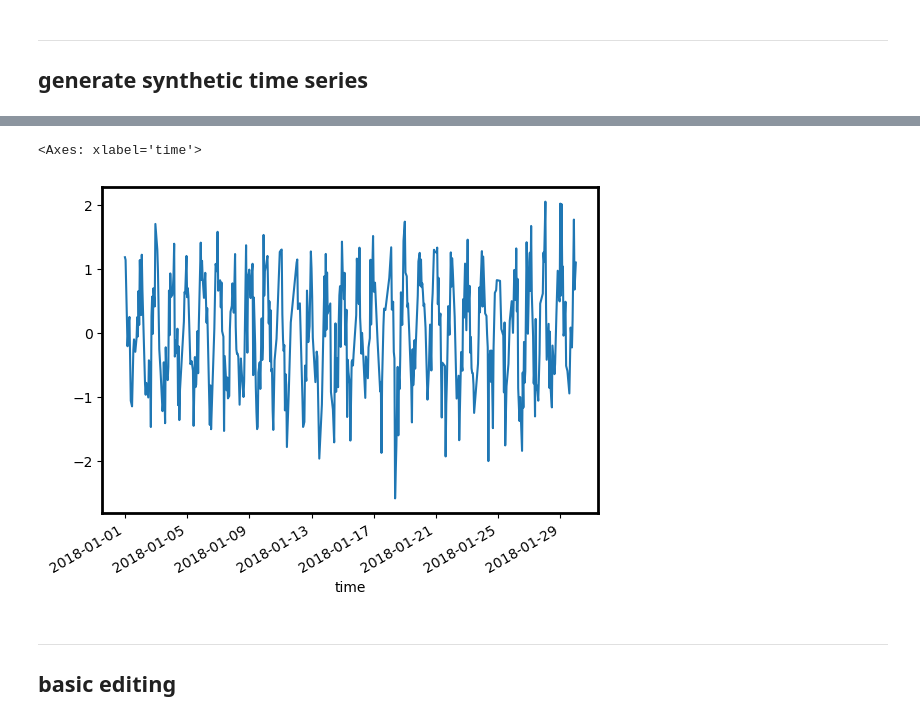
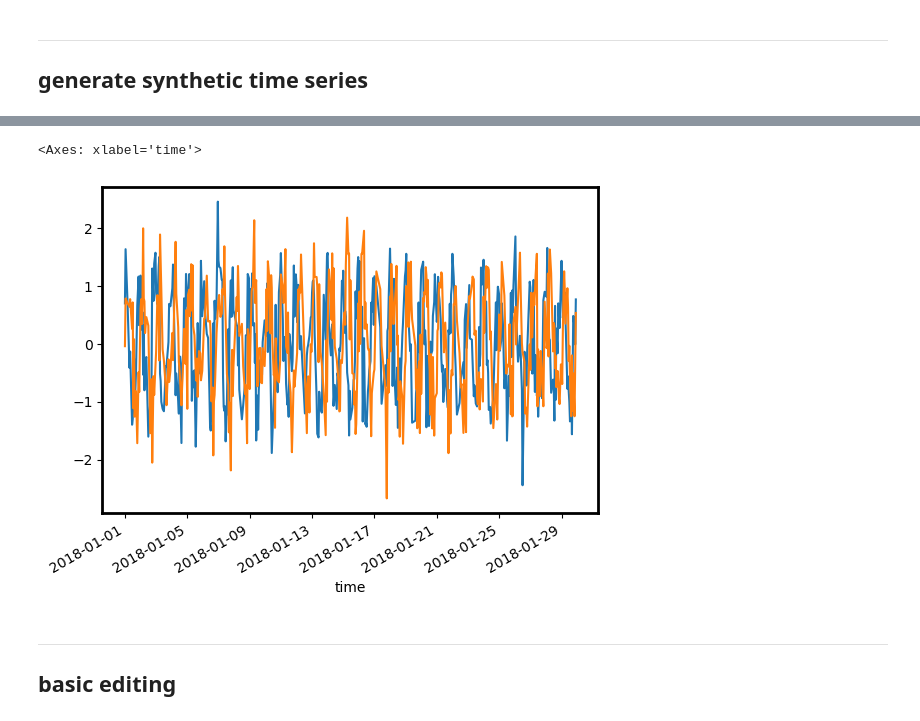
Before and after one commit to apatlpo/pynsitu, a Jupyter notebook: doc/example_tseries.ipynb, the cells around one changed output, grey strips where cells are left out. Cells and saved outputs as stored; diff of their text form; code cells hidden in the pictures.

```diff
--- a/doc/example_tseries.ipynb
+++ b/doc/example_tseries.ipynb
@@ -54,8 +63,9 @@ df.head()
-# %%
-df.v.plot()
-# %% [output]
-<Axes: xlabel='time'>
-[figure, removed]
+# %%
+df.v0.plot()
+df.v1.plot()
+# %% [output]
+<Axes: xlabel='time'>
+[figure, added]
 # %% [markdown]
 ---
 
```
Also changed, not shown: parts of 11 cells of this notebook, 2 other files.
